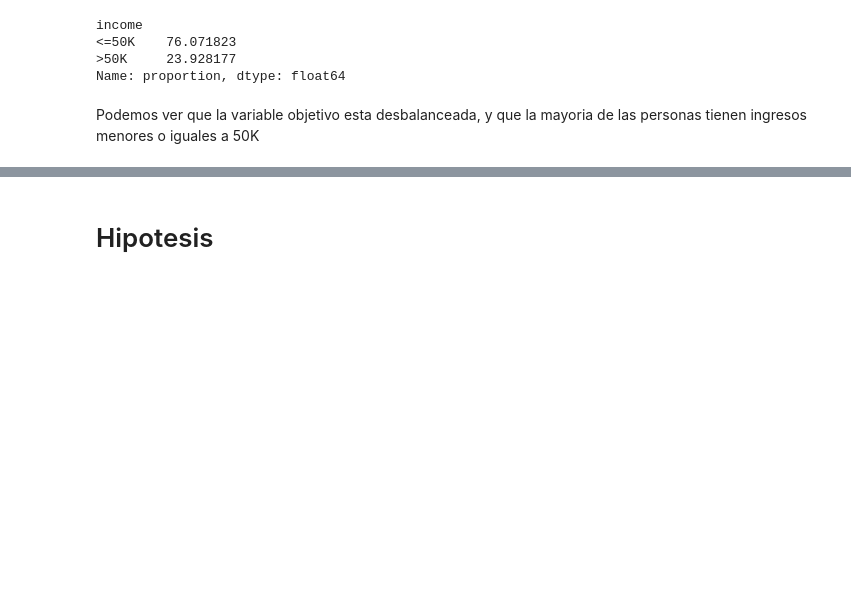
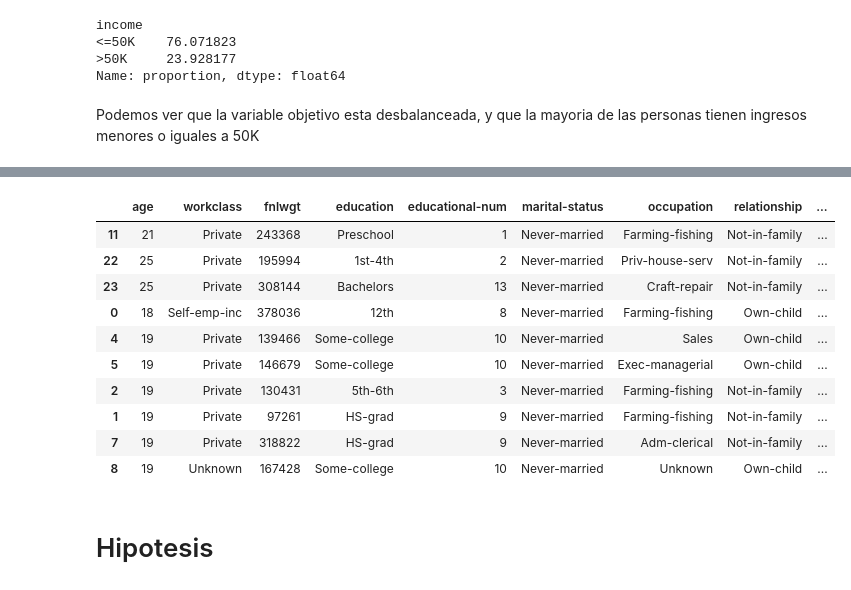
Before and after one commit to lauri871/trabajo_final, a Jupyter notebook: EDA.ipynb, the cells around one changed output, grey strips where cells are left out. Drawn from its saved outputs; the diff is of its cells as text; code cells hidden in the pictures; blank space fills up the shorter version.

```diff
--- a/EDA.ipynb
+++ b/EDA.ipynb
@@ -95,3 +111,22 @@ Podemos ver que la variable objetivo esta desbalanceada, y que la mayoria de las
+# %%
+duplicados_detalle = df[df.duplicated(keep=False)]
+
+duplicados_detalle.groupby(df.columns.tolist()).size().reset_index(name='veces_repetido').sort_values(
+    by='veces_repetido',
+    ascending=False
+).head(10)
+# %% [output]
+|  | age | workclass | fnlwgt | education | educational-num | marital-status | occupation | relationship | ... |
+| 11 | 21 | Private | 243368 | Preschool | 1 | Never-married | Farming-fishing | Not-in-family | ... |
+| 22 | 25 | Private | 195994 | 1st-4th | 2 | Never-married | Priv-house-serv | Not-in-family | ... |
+| 23 | 25 | Private | 308144 | Bachelors | 13 | Never-married | Craft-repair | Not-in-family | ... |
+| 0 | 18 | Self-emp-inc | 378036 | 12th | 8 | Never-married | Farming-fishing | Own-child | ... |
+| 4 | 19 | Private | 139466 | Some-college | 10 | Never-married | Sales | Own-child | ... |
+| 5 | 19 | Private | 146679 | Some-college | 10 | Never-married | Exec-managerial | Own-child | ... |
+| 2 | 19 | Private | 130431 | 5th-6th | 3 | Never-married | Farming-fishing | Not-in-family | ... |
+| 1 | 19 | Private | 97261 | HS-grad | 9 | Never-married | Farming-fishing | Not-in-family | ... |
+| 7 | 19 | Private | 318822 | HS-grad | 9 | Never-married | Adm-clerical | Not-in-family | ... |
+| 8 | 19 | Unknown | 167428 | Some-college | 10 | Never-married | Unknown | Own-child | ... |
 # %% [markdown]
 # Hipotesis
 # %% [markdown]
```
Also changed, not shown: parts of 10 cells of this notebook.
